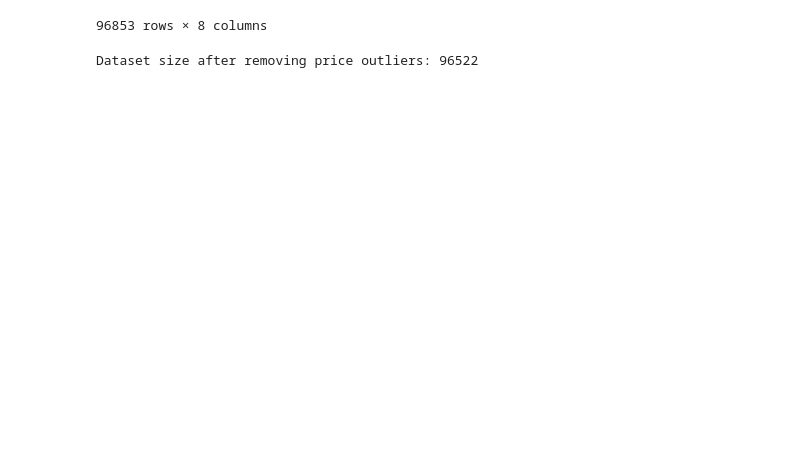
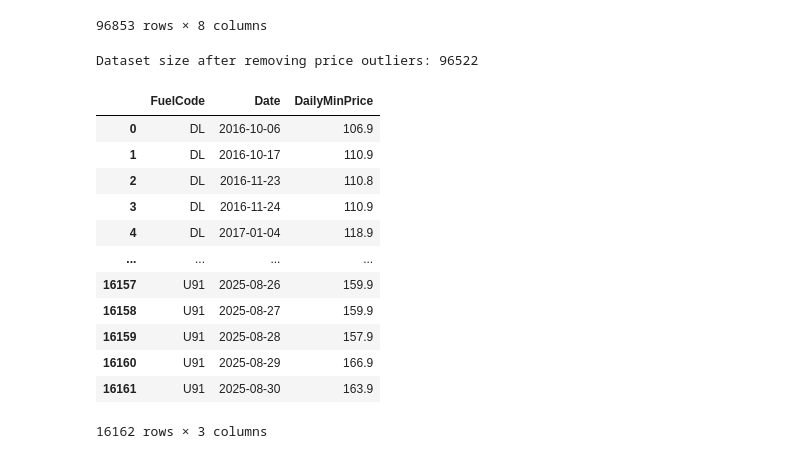
Before and after one commit to MehulChourasia28/IntroToML-Coursework, a Jupyter notebook: Task1.ipynb, the cells around one changed output. Cells and saved outputs as stored; diff of their text form; code cells hidden in the pictures; blank space fills up the shorter version.

```diff
--- a/Task1.ipynb
+++ b/Task1.ipynb
@@ -59,3 +62,25 @@ data = data[(data['Price'] >= lower_bound) & (data['Price'] <= upper_bound)]
 print(f"Dataset size after removing price outliers: {data.shape[0]}")
 # %% [output]
 Dataset size after removing price outliers: 96522
+# %%
+# Group by Fuel and Date, then select Price and find the minimum
+daily_min = data.groupby(['FuelCode', 'Date'])['Price'].min().reset_index()
+
+# Rename the column to be clear
+daily_min.rename(columns={'Price': 'DailyMinPrice'}, inplace=True)
+
+daily_min.head(n=-1)
+# %% [output]
+|  | FuelCode | Date | DailyMinPrice |
+| 0 | DL | 2016-10-06 | 106.9 |
+| 1 | DL | 2016-10-17 | 110.9 |
+| 2 | DL | 2016-11-23 | 110.8 |
+| 3 | DL | 2016-11-24 | 110.9 |
+| 4 | DL | 2017-01-04 | 118.9 |
+| ... | ... | ... | ... |
+| 16157 | U91 | 2025-08-26 | 159.9 |
+| 16158 | U91 | 2025-08-27 | 159.9 |
+| 16159 | U91 | 2025-08-28 | 157.9 |
+| 16160 | U91 | 2025-08-29 | 166.9 |
+| 16161 | U91 | 2025-08-30 | 163.9 |
+16162 rows × 3 columns
```
Also changed, not shown: parts of 4 cells of this notebook.
